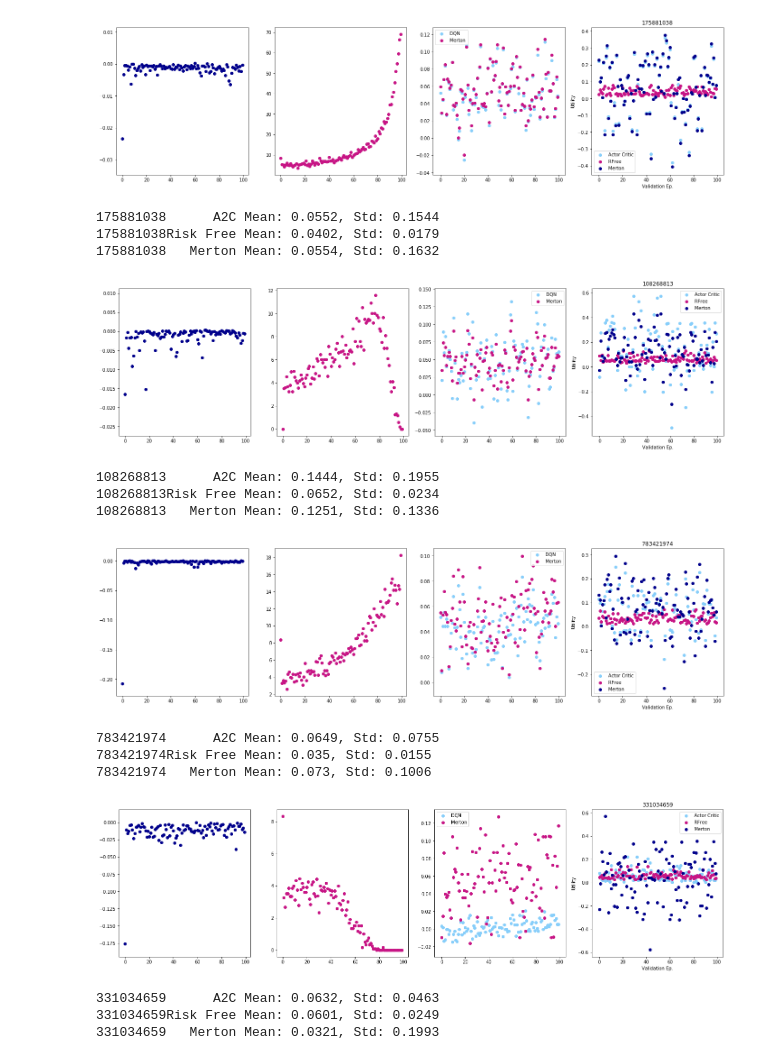
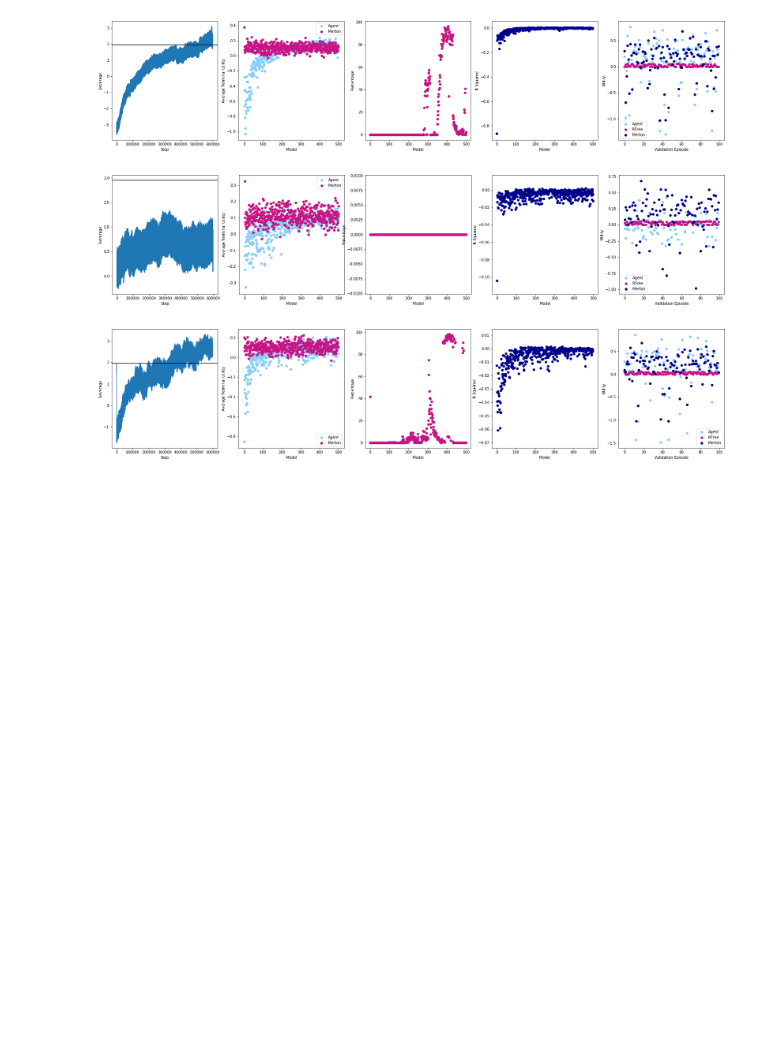
Before and after one commit to ansgarw/rl-portfolio, a Jupyter notebook: A2C Agent/AC Historical.ipynb, the cells around one changed output. Drawn from its saved outputs; the diff is of its cells as text; code cells hidden in the pictures; blank space fills up the shorter version.

```diff
--- a/A2C Agent/AC Historical.ipynb
+++ b/A2C Agent/AC Historical.ipynb
@@ -71,22 +9,41 @@ def Run (A):
-# %%
-# %%time
-
-with mp.Pool(mp.cpu_count()) as pool:
-    _ = pool.map(Run, np.random.randint(0, int(1e9), 4))
-# %% [output]
-[figure, removed]
-175881038      A2C Mean: 0.0552, Std: 0.1544
-175881038Risk Free Mean: 0.0402, Std: 0.0179
-175881038   Merton Mean: 0.0554, Std: 0.1632
-[figure, removed]
-108268813      A2C Mean: 0.1444, Std: 0.1955
-108268813Risk Free Mean: 0.0652, Std: 0.0234
-108268813   Merton Mean: 0.1251, Std: 0.1336
-[figure, removed]
-783421974      A2C Mean: 0.0649, Std: 0.0755
-783421974Risk Free Mean: 0.035, Std: 0.0155
-783421974   Merton Mean: 0.073, Std: 0.1006
-[figure, removed]
-331034659      A2C Mean: 0.0632, Std: 0.0463
-331034659Risk Free Mean: 0.0601, Std: 0.0249
-331034659   Merton Mean: 0.0321, Std: 0.1993
+# %%
+N_Eps  = int(5e4)
+
+Actor_Hypers   = {"Learning Rate" : 0.075,
+                  "Epoch"         : 3,
+                  "Network Size"  : [8,8],
+                  "Activation"    : "Sigmoid",
+                  "Alpha"         : 0.0,
+                  "Batch Size"    : 0}
+
+Critic_Hypers = {"Learning Rate" : 0.075,
+                 "Epoch"         : 3,
+                 "Network Size"  : [8,8],
+                 "Activation"    : "Sigmoid",
+                 "Alpha"         : 0.0,
+                 "Batch Size"    : 0}
+
+
+# Function to facilitate mulitprocessing.
+def Run(seed):
+    np.random.seed(seed)
+    Env = gym.make('Historical_Monthly-v0')
+    Env.Set_Params(Risk_Aversion = 1,   Episode_Length = 12,   Max_Leverage  = 750,
+                   Min_Leverage = -750)
+
+    myAC = A2C.Actor_Critic(Env, Actor_Hypers, Critic_Hypers,
+                            Gamma = 0.999,    Sigma_Range = [2, 0.05],
+                            Sigma_Anneal = 1, Retrain_Frequency = 100)
+
+    myWrapper = Wrapper.Factors_Wrapper(myAC)
+    myWrapper.Train(N_Eps, Plot = ['Mu', 'R_Squared', 'Merton_Benchmark',
+                                   'Percent_Merton_Action'])
+
+
+# Run the investigation...
+with mp.Pool(mp.cpu_count()) as pool:
+    _ = pool.map(Run, np.random.randint(0, int(1e9), 3))
+# %% [output]
+[figure, added]
+[figure, added]
+[figure, added]
```
Also changed, not shown: parts of 2 cells of this notebook, 9 other files.
